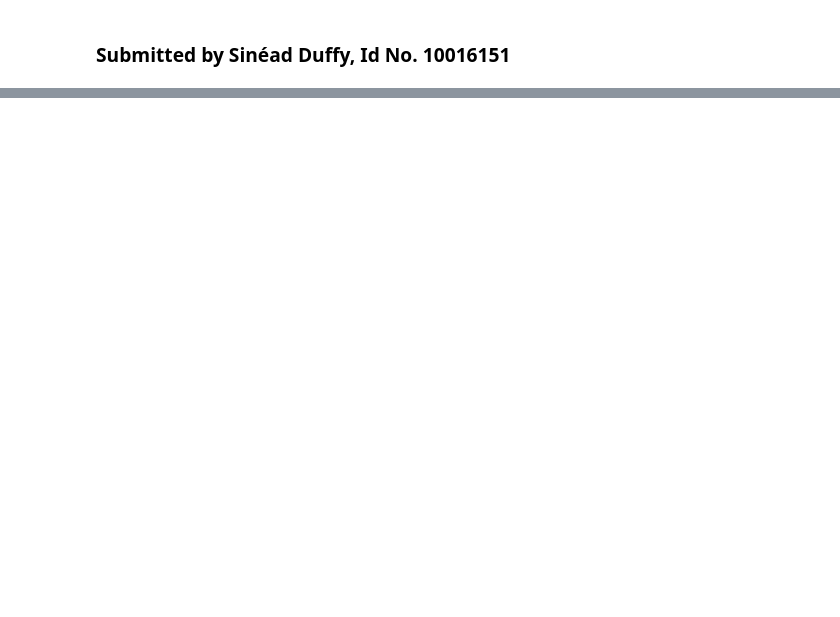
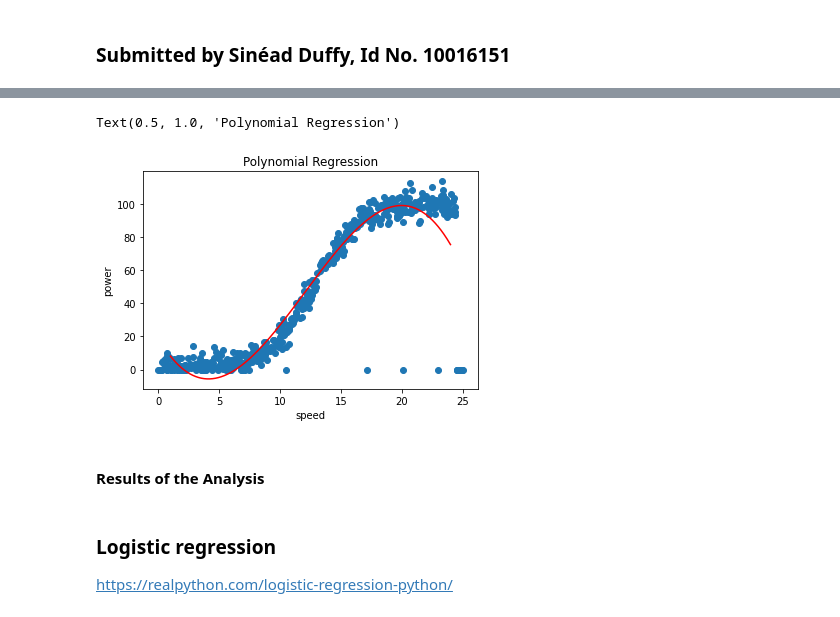
Before and after one commit to sinduff/FDA-Linear-Regression, a Jupyter notebook: Project 2020 - Power Production Analysis.ipynb, the cells around one changed output, grey strips where cells are left out. Drawn from its saved outputs; the diff is of its cells as text; code cells hidden in the pictures; blank space fills up the shorter version.

```diff
--- a/Project 2020 - Power Production Analysis.ipynb
+++ b/Project 2020 - Power Production Analysis.ipynb
@@ -271,0 +281,22 @@ sns.heatmap(data=correlation_matrix, annot=True)
+# %%
+#Code Cell 14 - polynomial distribution, changing the number of degrees
+
+#change degrees from 2 to 3
+p = np.poly1d(np.polyfit(x_poly,y_poly,3))
+xp = np.linspace(1, 24, num=500)
+plt.plot(xp,p(xp),c = 'r')
+plt.scatter(x_poly,y_poly)
+plt.xlabel('speed')
+plt.ylabel('power')
+plt.title('Polynomial Regression')
+# %% [output]
+Text(0.5, 1.0, 'Polynomial Regression')
+[figure, added]
+# %% [markdown]
+#### Results of the Analysis
+# %% [markdown]
+### Logistic regression
+
+
+
+https://realpython.com/logistic-regression-python/
```
Also changed, not shown: parts of 35 cells of this notebook, 1 other file.
